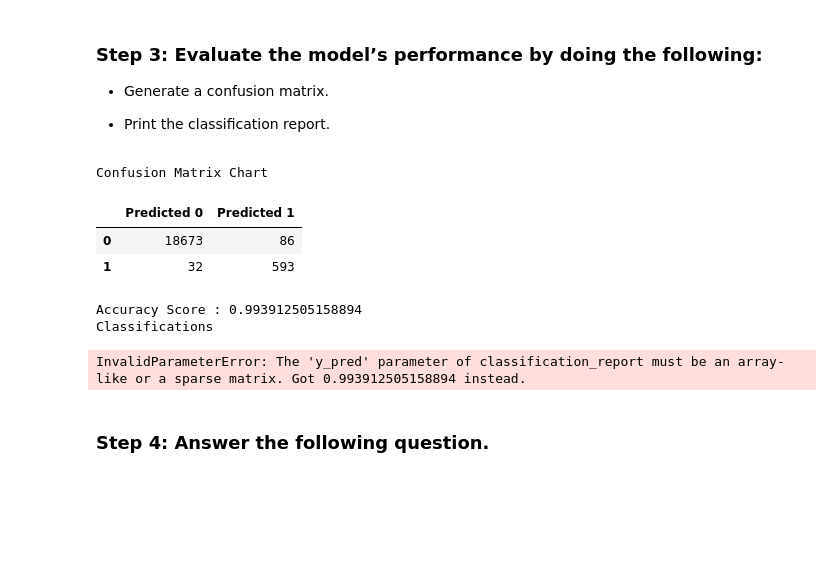
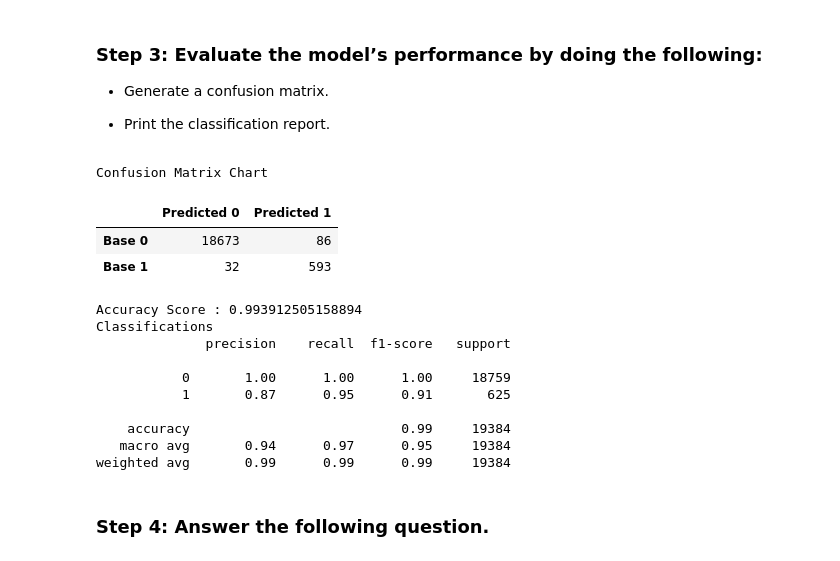
Before and after one commit to bseri0/credit-risk-classification, a Jupyter notebook: credit_risk_classification.ipynb, the cells around one changed output. Cells and saved outputs as stored; diff of their text form; code cells hidden in the pictures; blank space fills up the shorter version.

```diff
--- a/credit_risk_classification.ipynb
+++ b/credit_risk_classification.ipynb
@@ -107,24 +124,41 @@ import pandas as pd
 # %%
 # Generate a confusion matrix for the model
 conf_mat = confusion_matrix(y_test, prediction)
-conf_mat_df = pd.DataFrame(conf_mat, index= [" 0 ", " 1 "], columns=["Predicted 0", "Predicted 1"])
+conf_mat_df = pd.DataFrame(conf_mat, index= ["Base 0 ", "Base 1 "], columns=["Predicted 0", "Predicted 1"])
 accuracy_score = accuracy_score(y_test, prediction)
 # %%
+from sklearn.metrics import classification_report
+
+# Assuming model is your trained model and X_test is your test dataset
+y_true = y_test  # True labels
+y_pred = Logistic_regr.predict(X_test)  # Predicted labels
+
+# Ensure y_pred is an array
+y_pred = y_pred.tolist() if not isinstance(y_pred, (list, np.ndarray)) else y_pred
+
 # Print the classification report for the model
 # Displaying results
 print("Confusion Matrix Chart")
 display(conf_mat_df)
 print(f"Accuracy Score : {accuracy_score}")
 print("Classifications")
-print(classification_report(y_test, accuracy_score))
+report = classification_report(y_true, y_pred)
+print(report)
 # %% [output]
 Confusion Matrix Chart
 |  | Predicted 0 | Predicted 1 |
-| 0 | 18673 | 86 |
-| 1 | 32 | 593 |
+| Base 0 | 18673 | 86 |
+| Base 1 | 32 | 593 |
 Accuracy Score : 0.993912505158894
 Classifications
+              precision    recall  f1-score   support
+
+           0       1.00      1.00      1.00     18759
+           1       0.87      0.95      0.91       625
+
+    accuracy                           0.99     19384
+   macro avg       0.94      0.97      0.95     19384
+weighted avg       0.99      0.99      0.99     19384
-InvalidParameterError: The 'y_pred' parameter of classification_report must be an array-like or a sparse matrix. Got 0.993912505158894 instead.
 # %% [markdown]
 ### Step 4: Answer the following question.
 # %% [markdown]
```
Also changed, not shown: parts of 5 cells of this notebook.
